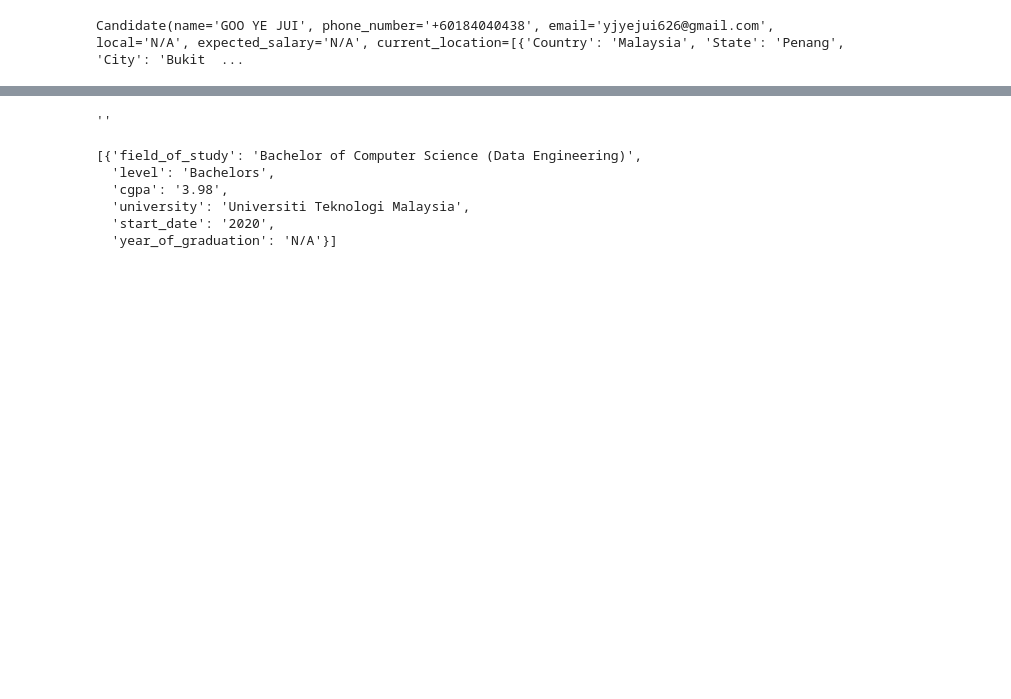
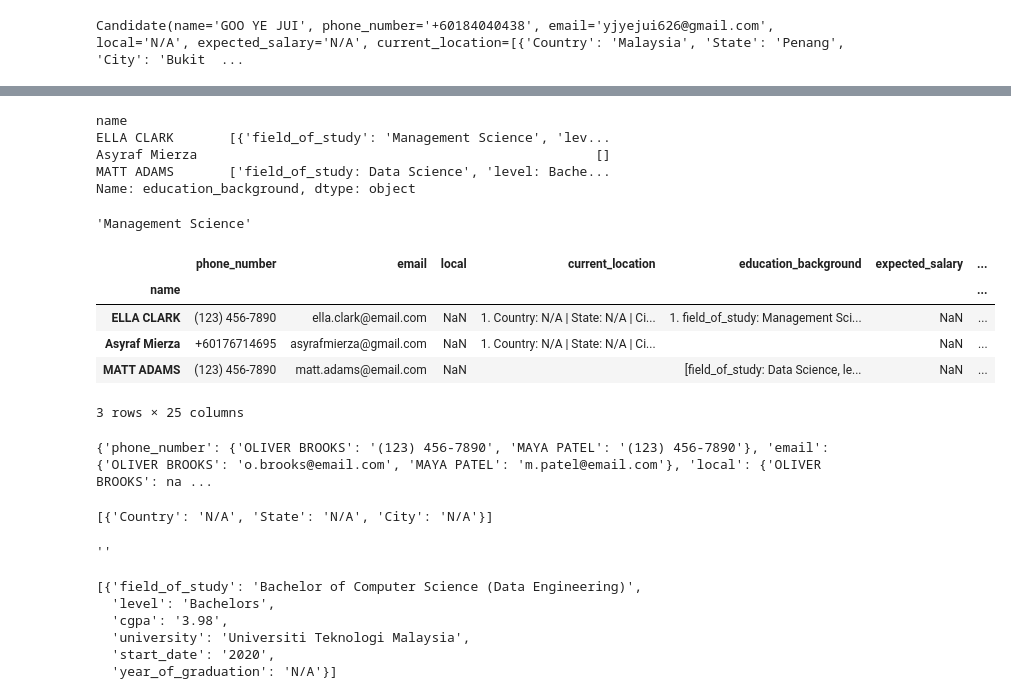
Before and after one commit to CthreeP0/Rag_project, a Jupyter notebook: fyp.ipynb, the cells around one changed output, grey strips where cells are left out. Cells and saved outputs as stored; diff of their text form; code cells hidden in the pictures; blank space fills up the shorter version.

Commit message:
Fix error format info field

```diff
--- a/fyp.ipynb
+++ b/fyp.ipynb
@@ -124,0 +139,3 @@ data_dict['current_location'] = data_dict['current_location'].apply(lambda x: js
+# %%
+data_dict = pd.read_excel('/workspaces/fyp_goo/uploaded_files/IhawvlSuZQ6K/post_criteria_evaluation.xlsx',index_col=0)
+data_dict
@@ -125,3 +149,69 @@ data_dict['current_location'] = data_dict['current_location'].apply(lambda x: js
+# %%
+data_dict['education_background']
+# %% [output]
+name
+ELLA CLARK       [{'field_of_study': 'Management Science', 'lev...
+Asyraf Mierza                                                   []
+MATT ADAMS       ['field_of_study: Data Science', 'level: Bache...
+Name: education_background, dtype: object
+# %%
+import pandas as pd
+import json
+import re
+
+def replace_degrees(text):
+    return re.sub(r"\b(Bachelor's|Master's)\b", lambda m: m.group(0).replace("'", ""), text)
+
+# data_dict = pd.read_excel('/workspaces/fyp_goo/uploaded_files/5VRpAwdMXaTQ/post_criteria_evaluation.xlsx',index_col=0)
+data_dict['education_background'] = data_dict['education_background'].apply(replace_degrees)
+data_dict['education_background'] = data_dict['education_background'].apply(lambda x: json.loads(x.replace("'", '"')))
+data_dict['previous_job_roles'] = data_dict['previous_job_roles'].apply(lambda x: json.loads(x.replace("'", '"')))
+data_dict['current_location'] = data_dict['current_location'].apply(lambda x: json.loads(x.replace("'", '"')))
+data_dict['language'] = data_dict['language'].apply(lambda x: json.loads(x.replace("'", '"')))
+data_dict['professional_certificate'] = data_dict['professional_certificate'].apply(lambda x: json.loads(x.replace("'", '"')))
+data_dict['skill_group'] = data_dict['skill_group'].apply(lambda x: json.loads(x.replace("'", '"')))
+# %%
+data_dict['education_background'][0][0]['field_of_study']
+# %% [output]
+'Management Science'
+# %%
+# Define the function
+def format_info_field_evaluation(entries):
+    try:
+        formatted_entries = []
+        if not entries or not isinstance(entries, list) or not entries:
+            return ''
+
+        for i, entry in enumerate(entries, start=1):
+            output_string = f"{i}. "
+            for key, value in entry.items():
+                output_string += f"{key}: {value} | "  # Append key-value pairs
+            formatted_entries.append(output_string.rstrip(' | '))  # Remove trailing ' | '
+        return '\n'.join(formatted_entries)
+    except AttributeError:
+        return entries
+
+# Apply the format_info_field_evaluation function to each row in the specified columns
+data_dict["previous_job_roles"] = data_dict["previous_job_roles"].apply(format_info_field_evaluation)
+data_dict["education_background"] = data_dict["education_background"].apply(format_info_field_evaluation)
+data_dict["current_location"] = data_dict["current_location"].apply(format_info_field_evaluation)
+# %%
+data_dict
+# %% [output]
+|  | phone_number | email | local | current_location | education_background | expected_salary | ... |
+| name |  |  |  |  |  |  | ... |
+| ELLA CLARK | (123) 456-7890 | ella.clark@email.com | NaN | 1. Country: N/A | State: N/A | Ci... | 1. field_of_study: Management Sci... | NaN | ... |
+| Asyraf Mierza | +60176714695 | asyrafmierza@gmail.com | NaN | 1. Country: N/A | State: N/A | Ci... |  | NaN | ... |
+| MATT ADAMS | (123) 456-7890 | matt.adams@email.com | NaN |  | [field_of_study: Data Science, le... | NaN | ... |
+3 rows × 25 columns
+# %%
+print(data_dict.to_dict())
+# %% [output]
+{'phone_number': {'OLIVER BROOKS': '(123) 456-7890', 'MAYA PATEL': '(123) 456-7890'}, 'email': {'OLIVER BROOKS': 'o.brooks@email.com', 'MAYA PATEL': 'm.patel@email.com'}, 'local': {'OLIVER BROOKS': na ...
+# %%
+data_dict['current_location'][0]
+# %% [output]
+[{'Country': 'N/A', 'State': 'N/A', 'City': 'N/A'}]
 # %%
 def format_info_field(extracted_info_dict, field_name):
     try:
```
Also changed, not shown: parts of 4 cells of this notebook, 4 other files.
